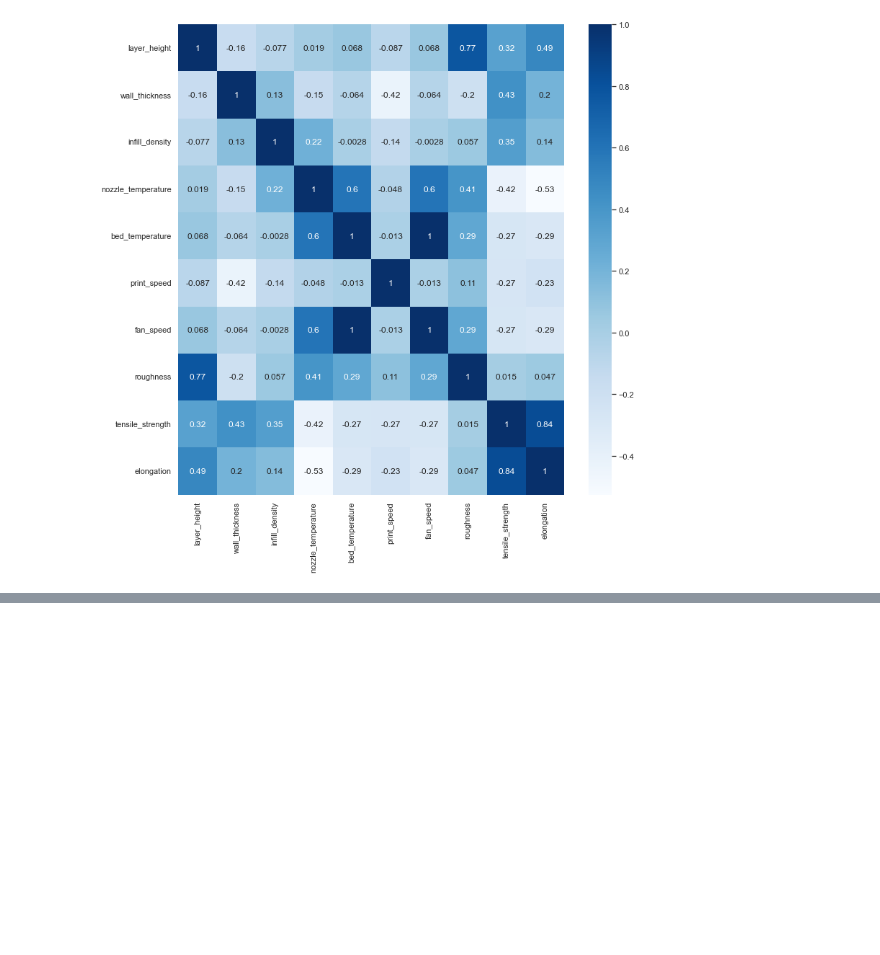
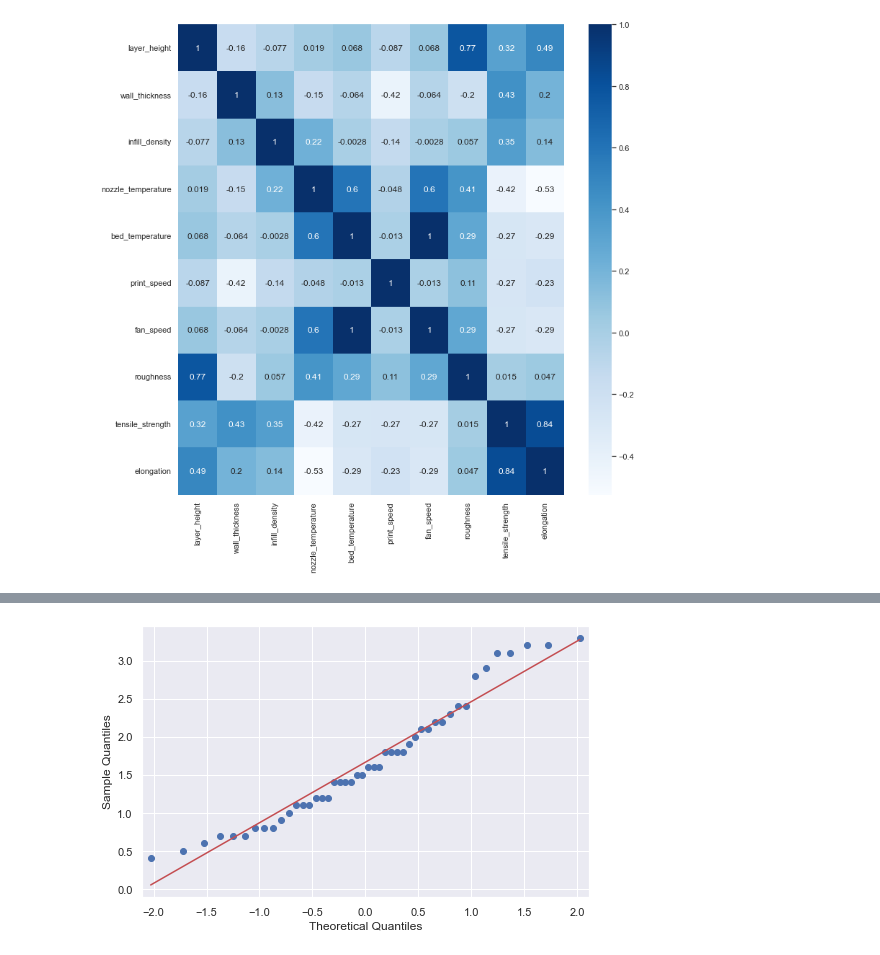
Before and after one commit to SuvroBaner/polymerize.io, a Jupyter notebook: polymerize_notebook.ipynb, the cells around one changed output, grey strips where cells are left out. Cells and saved outputs as stored; diff of their text form; code cells hidden in the pictures; blank space fills up the shorter version.

```diff
--- a/polymerize_notebook.ipynb
+++ b/polymerize_notebook.ipynb
@@ -246,0 +275,4 @@ A good start is to look at some descriptive statistics -
+# %%
+qqPlot('elongation', df)
+# %% [output]
+[figure, added]
```
Also changed, not shown: parts of 22 cells of this notebook, 1 other file.
